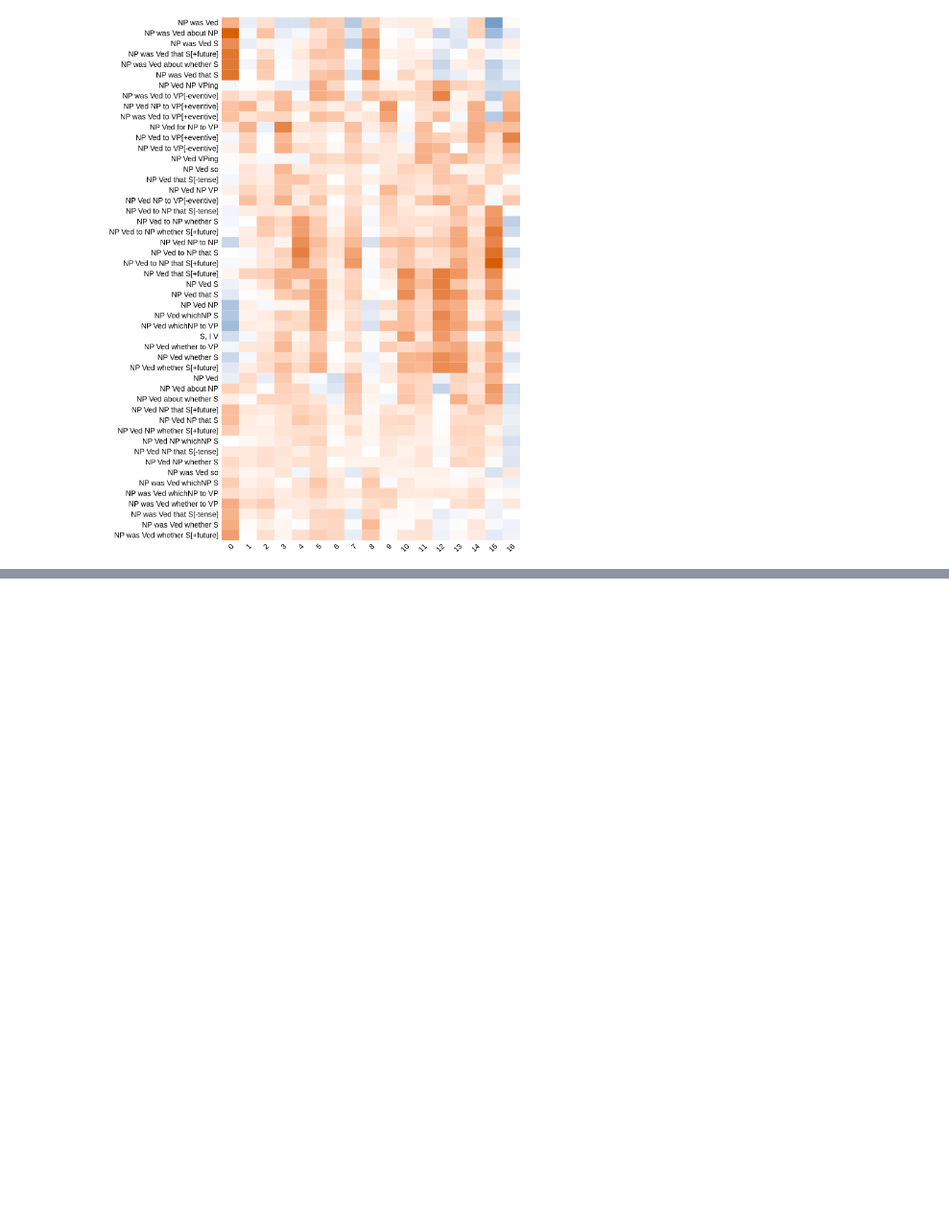
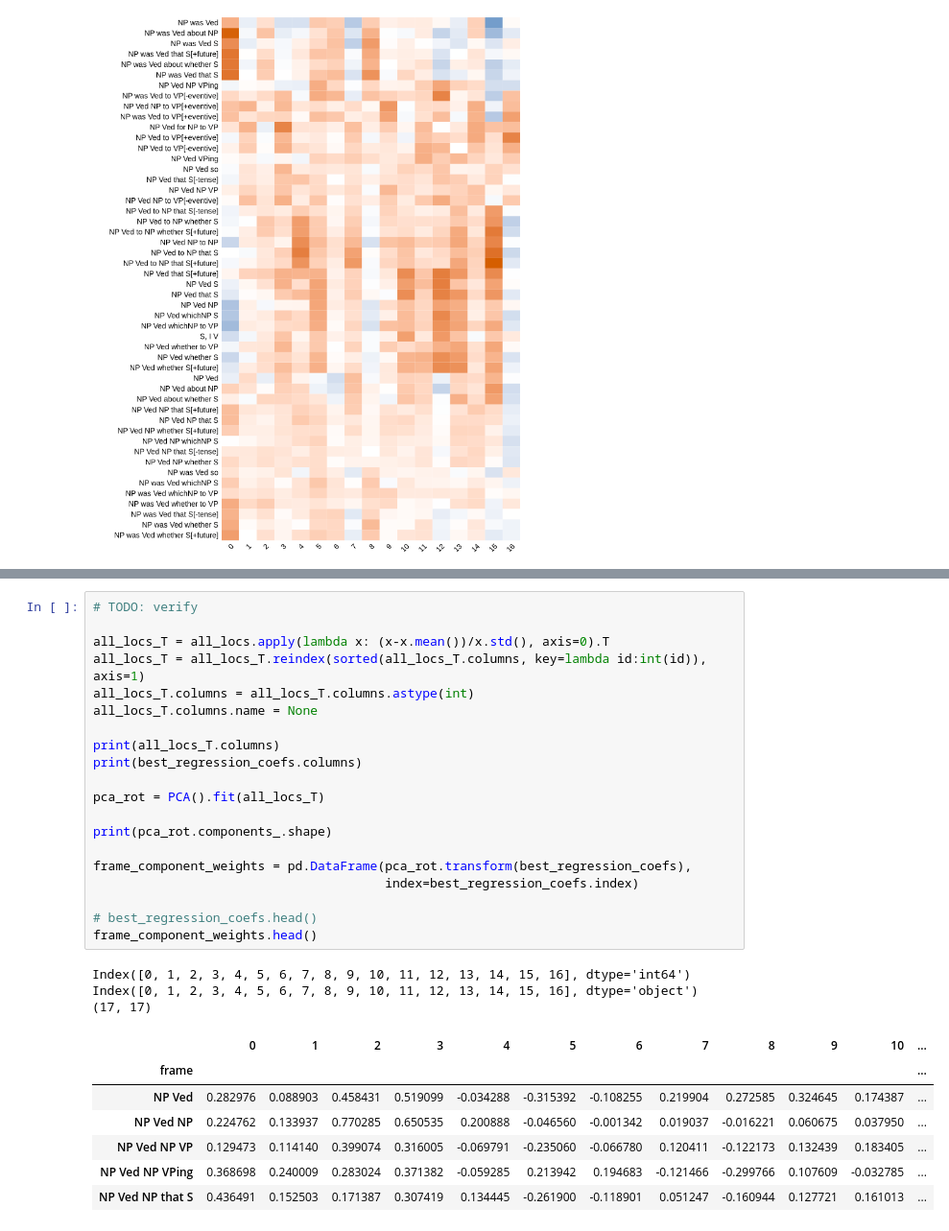
Before and after one commit to bkane2/intensional-gaps, a Jupyter notebook: Intensional Gaps.ipynb, the cells around one changed output, grey strips where cells are left out. Shown at 96% size. Drawn from its saved outputs; the diff is of its cells as text; blank space fills up the shorter version.

```diff
--- a/Intensional Gaps.ipynb
+++ b/Intensional Gaps.ipynb
@@ -2758,0 +2968,31 @@ g
+# %%
+# TODO: verify
+
+all_locs_T = all_locs.apply(lambda x: (x-x.mean())/x.std(), axis=0).T
+all_locs_T = all_locs_T.reindex(sorted(all_locs_T.columns, key=lambda id:int(id)), axis=1)
+all_locs_T.columns = all_locs_T.columns.astype(int)
+all_locs_T.columns.name = None
+
+print(all_locs_T.columns)
+print(best_regression_coefs.columns)
+
+pca_rot = PCA().fit(all_locs_T)
+
+print(pca_rot.components_.shape)
+
+frame_component_weights = pd.DataFrame(pca_rot.transform(best_regression_coefs),
+                                       index=best_regression_coefs.index)
+
+# best_regression_coefs.head()
+frame_component_weights.head()
+# %% [output]
+Index([0, 1, 2, 3, 4, 5, 6, 7, 8, 9, 10, 11, 12, 13, 14, 15, 16], dtype='int64')
+Index([0, 1, 2, 3, 4, 5, 6, 7, 8, 9, 10, 11, 12, 13, 14, 15, 16], dtype='object')
+(17, 17)
+|  | 0 | 1 | 2 | 3 | 4 | 5 | 6 | 7 | 8 | 9 | 10 | ... |
+| frame |  |  |  |  |  |  |  |  |  |  |  | ... |
+| NP Ved | 0.282976 | 0.088903 | 0.458431 | 0.519099 | -0.034288 | -0.315392 | -0.108255 | 0.219904 | 0.272585 | 0.324645 | 0.174387 | ... |
+| NP Ved NP | 0.224762 | 0.133937 | 0.770285 | 0.650535 | 0.200888 | -0.046560 | -0.001342 | 0.019037 | -0.016221 | 0.060675 | 0.037950 | ... |
+| NP Ved NP VP | 0.129473 | 0.114140 | 0.399074 | 0.316005 | -0.069791 | -0.235060 | -0.066780 | 0.120411 | -0.122173 | 0.132439 | 0.183405 | ... |
+| NP Ved NP VPing | 0.368698 | 0.240009 | 0.283024 | 0.371382 | -0.059285 | 0.213942 | 0.194683 | -0.121466 | -0.299766 | 0.107609 | -0.032785 | ... |
+| NP Ved NP that S | 0.436491 | 0.152503 | 0.171387 | 0.307419 | 0.134445 | -0.261900 | -0.118901 | 0.051247 | -0.160944 | 0.127721 | 0.161013 | ... |
```
Also changed, not shown: parts of 5 cells of this notebook.
